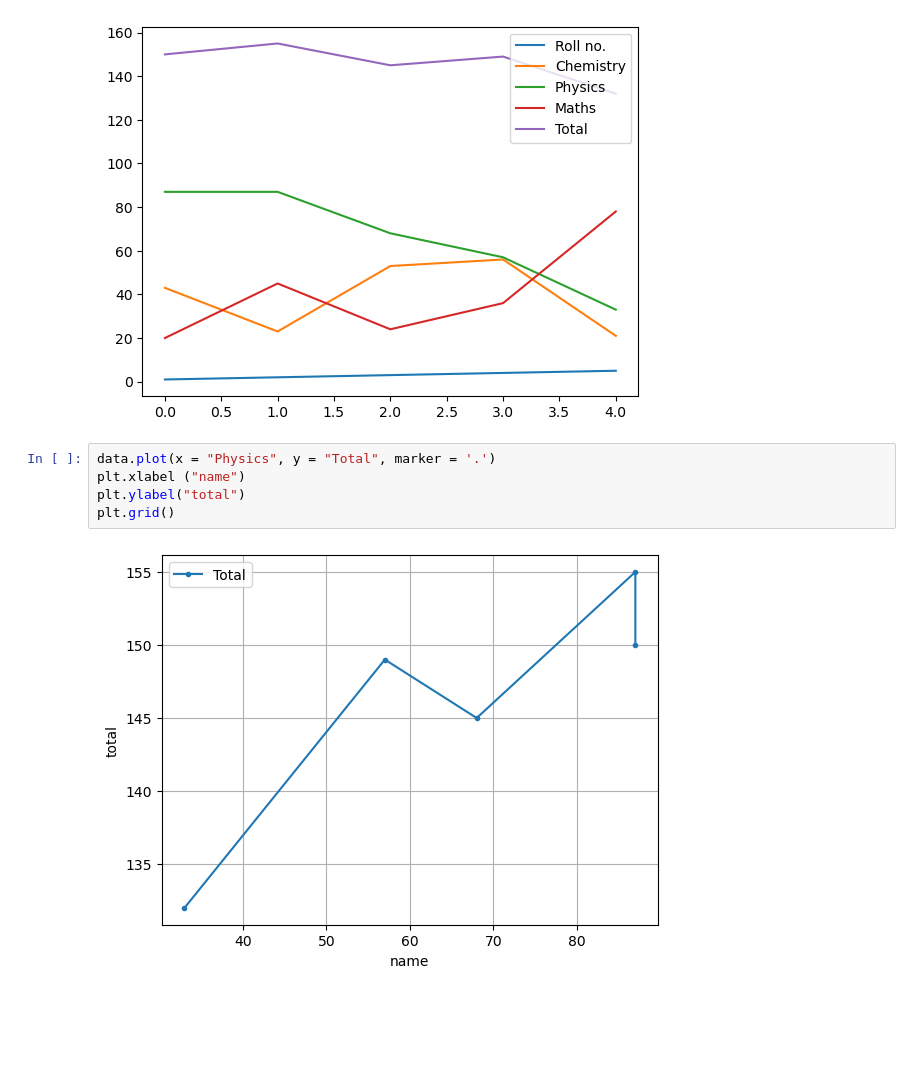
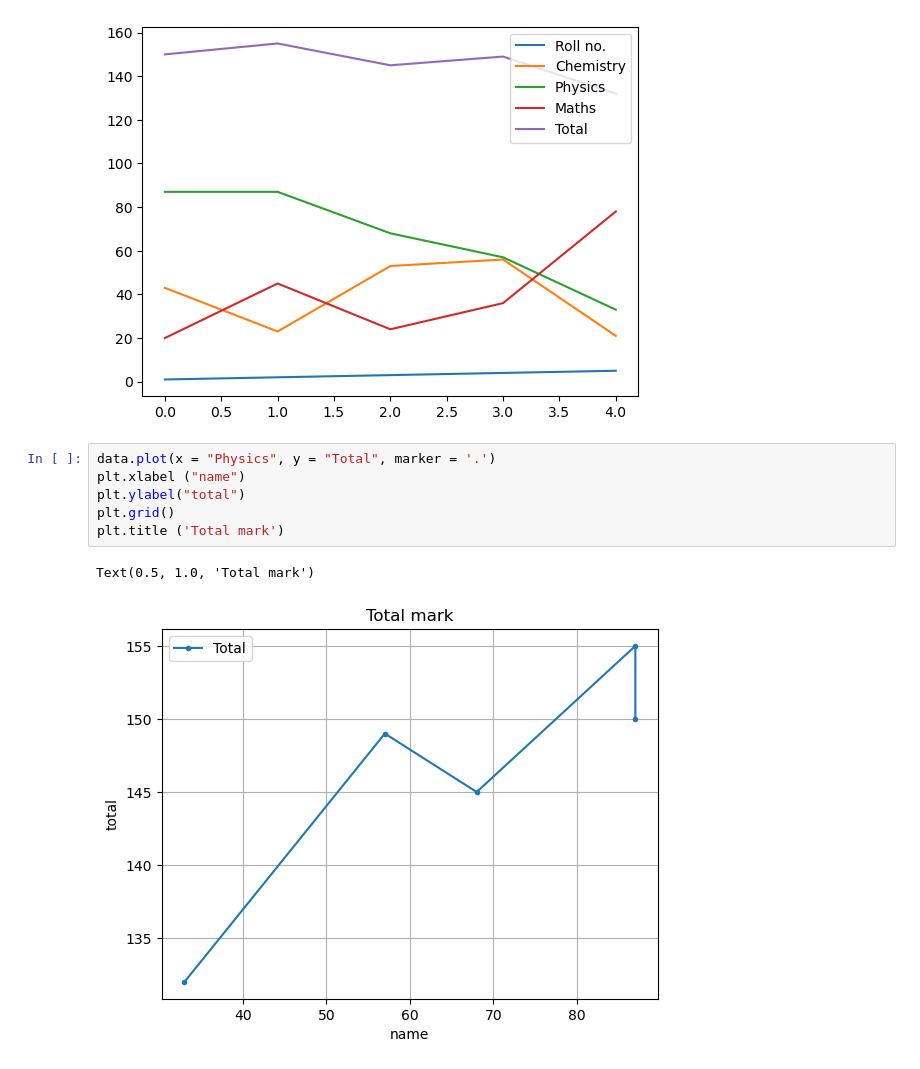
Before and after one commit to NavarMP/Code, a Jupyter notebook: Python/Data science/matPlotlib.ipynb, the cells around one changed output. Cells and saved outputs as stored; diff of their text form; blank space fills up the shorter version.

```diff
--- a/Python/Data science/matPlotlib.ipynb
+++ b/Python/Data science/matPlotlib.ipynb
@@ -53,7 +53,9 @@ data.plot()
 # %%
 data.plot(x = "Physics", y = "Total", marker = '.')
 plt.xlabel ("name")
 plt.ylabel("total")
 plt.grid()
+plt.title ('Total mark')
 # %% [output]
+Text(0.5, 1.0, 'Total mark')
-[figure, old version]
+[figure, new version]
```
Also changed, not shown: parts of 2 cells of this notebook, 1 other file.
